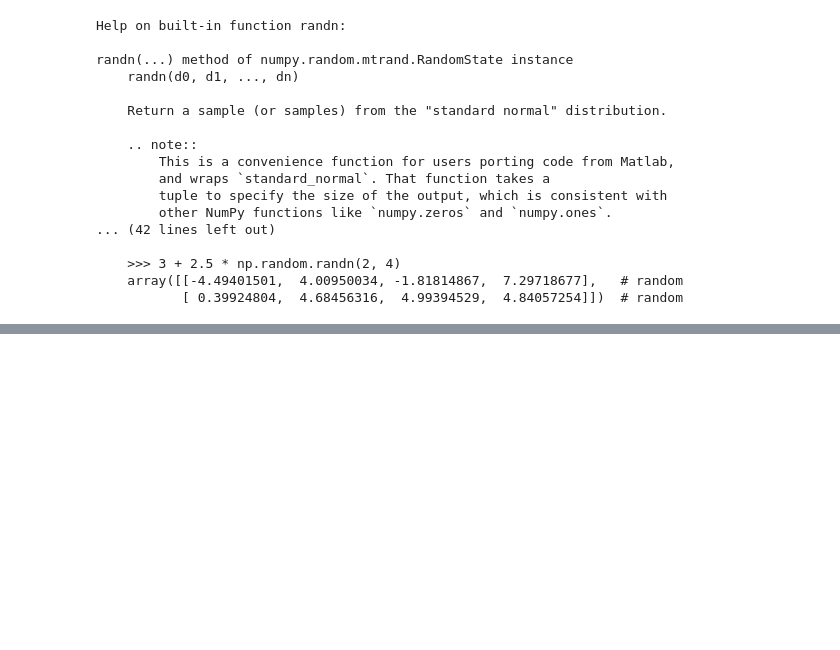
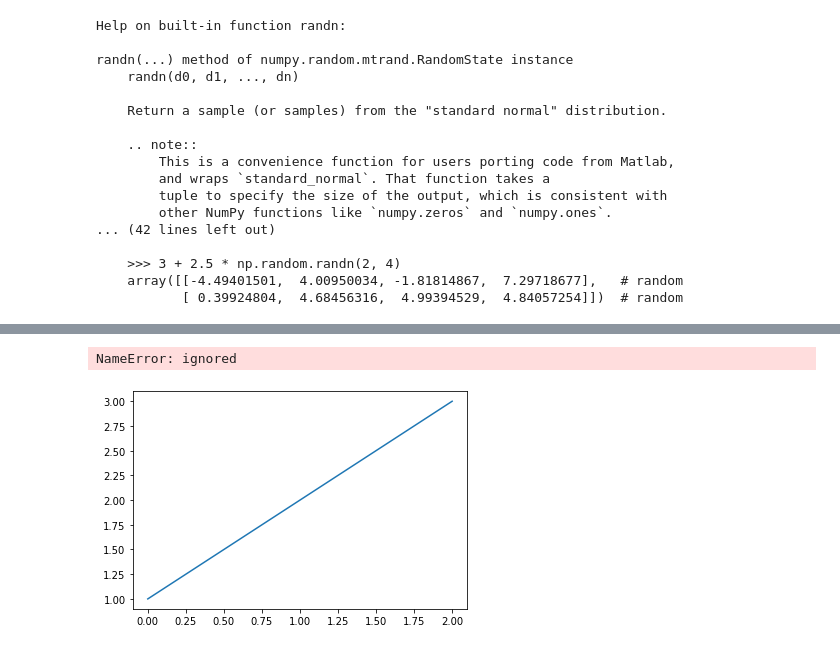
Before and after one commit to Sravan-Apps/python_notebooks, a Jupyter notebook: matplotlib_scratch.ipynb, the cells around one changed output, grey strips where cells are left out. Saved outputs shown, nothing was run; the diff lists cells and outputs as text; code cells hidden in the pictures; blank space fills up the shorter version.

```diff
--- a/matplotlib_scratch.ipynb
+++ b/matplotlib_scratch.ipynb
@@ -193,0 +250,12 @@ array([-1.18420643,  0.06913746,  0.34510832,  1.54568895,  0.54781903,
+# %%
+lines = plt.plot(x1, y1, x2, y2)
+# use keyword args
+plt.setp(lines, color='r', linewidth=2.0)
+# or MATLAB style string value pairs
+plt.setp(lines, 'color', 'r', 'linewidth', 2.0)
+# %% [output]
+NameError: ignored
+# %%
+lines = plt.plot([1, 2, 3])
+# %% [output]
+[figure, added]
```
Also changed, not shown: parts of 27 cells of this notebook.
